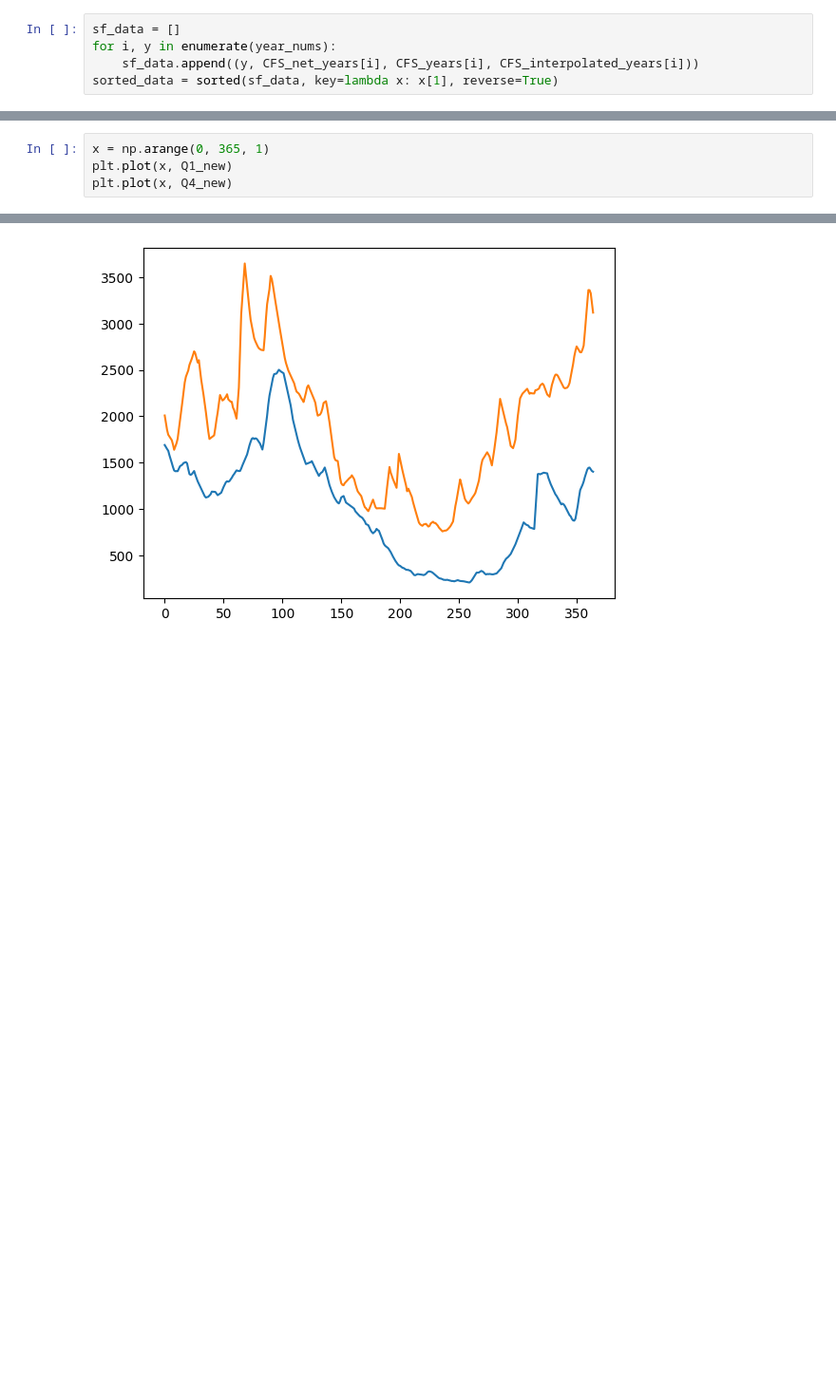
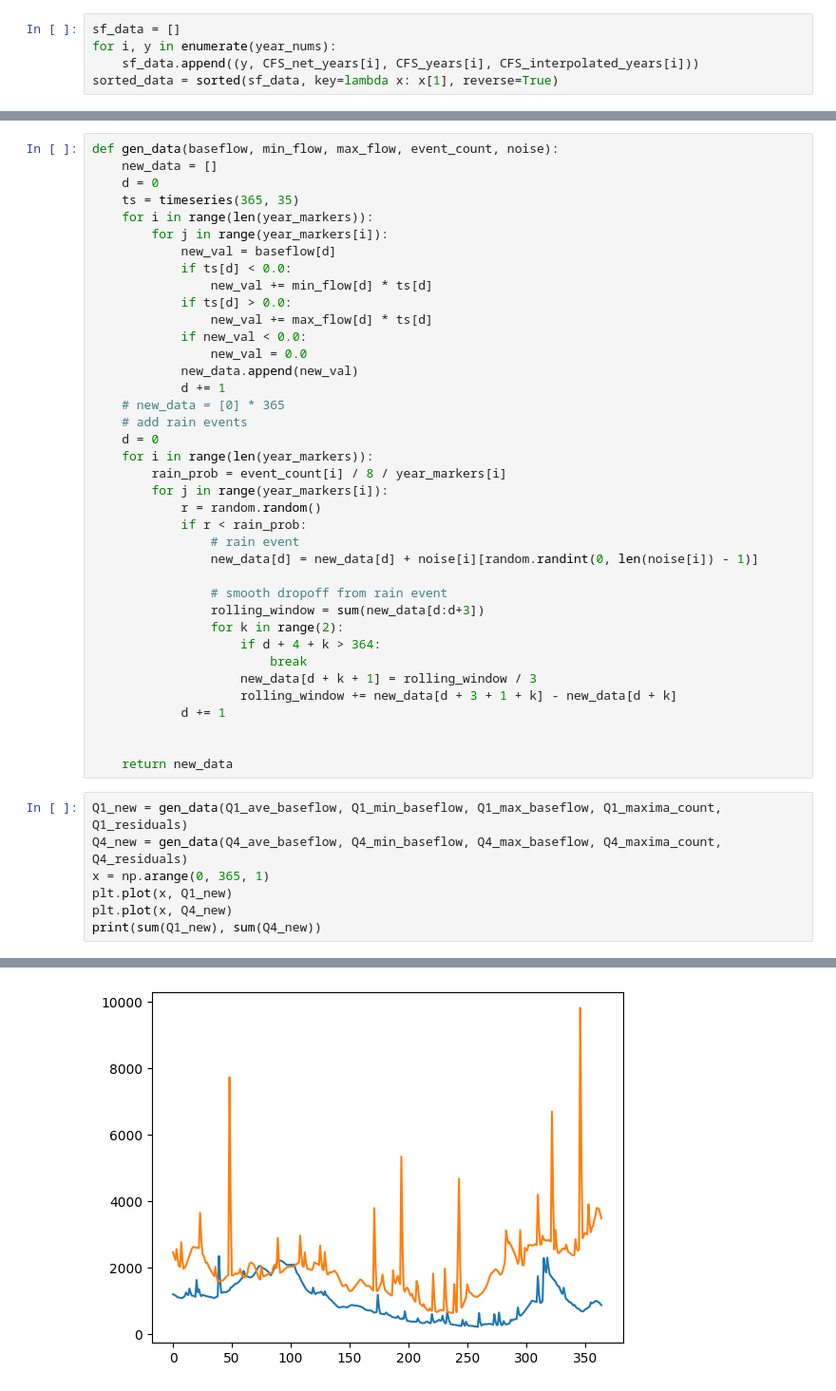
Before and after one commit to nmadev/YaleHydropowerModel, a Jupyter notebook: model.ipynb, the cells around one changed output, grey strips where cells are left out. Shown at 95% size. Cells and saved outputs as stored; diff of their text form; blank space fills up the shorter version.

```diff
--- a/model.ipynb
+++ b/model.ipynb
@@ -140,5 +247,46 @@ Q4_new = gen_data(Q4_ave_baseflow, Q4_residuals)
+# %%
+def gen_data(baseflow, min_flow, max_flow, event_count, noise):
+    new_data = []
+    d = 0
+    ts = timeseries(365, 35)
+    for i in range(len(year_markers)):
+        for j in range(year_markers[i]):
+            new_val = baseflow[d]
+            if ts[d] < 0.0:
+                new_val += min_flow[d] * ts[d]
+            if ts[d] > 0.0:
+                new_val += max_flow[d] * ts[d]
+            if new_val < 0.0:
+                new_val = 0.0
+            new_data.append(new_val)
+            d += 1
+    # new_data = [0] * 365
+    # add rain events
+    d = 0
+    for i in range(len(year_markers)):
+        rain_prob = event_count[i] / 8 / year_markers[i]
+        for j in range(year_markers[i]):
+            r = random.random()
+            if r < rain_prob:
+                # rain event
+                new_data[d] = new_data[d] + noise[i][random.randint(0, len(noise[i]) - 1)]
+
+                # smooth dropoff from rain event
+                rolling_window = sum(new_data[d:d+3])
+                for k in range(2):
+                    if d + 4 + k > 364:
+                        break
+                    new_data[d + k + 1] = rolling_window / 3
+                    rolling_window += new_data[d + 3 + 1 + k] - new_data[d + k]
+            d += 1
+
+
+    return new_data
 # %%
+Q1_new = gen_data(Q1_ave_baseflow, Q1_min_baseflow, Q1_max_baseflow, Q1_maxima_count, Q1_residuals)
+Q4_new = gen_data(Q4_ave_baseflow, Q4_min_baseflow, Q4_max_baseflow, Q4_maxima_count, Q4_residuals)
 x = np.arange(0, 365, 1)
 plt.plot(x, Q1_new)
 plt.plot(x, Q4_new)
+print(sum(Q1_new), sum(Q4_new))
 # %% [output]
@@ -146 +294 @@ plt.plot(x, Q4_new)
-[figure, old version]
+[figure, new version]
```
Also changed, not shown: parts of 15 cells of this notebook.
